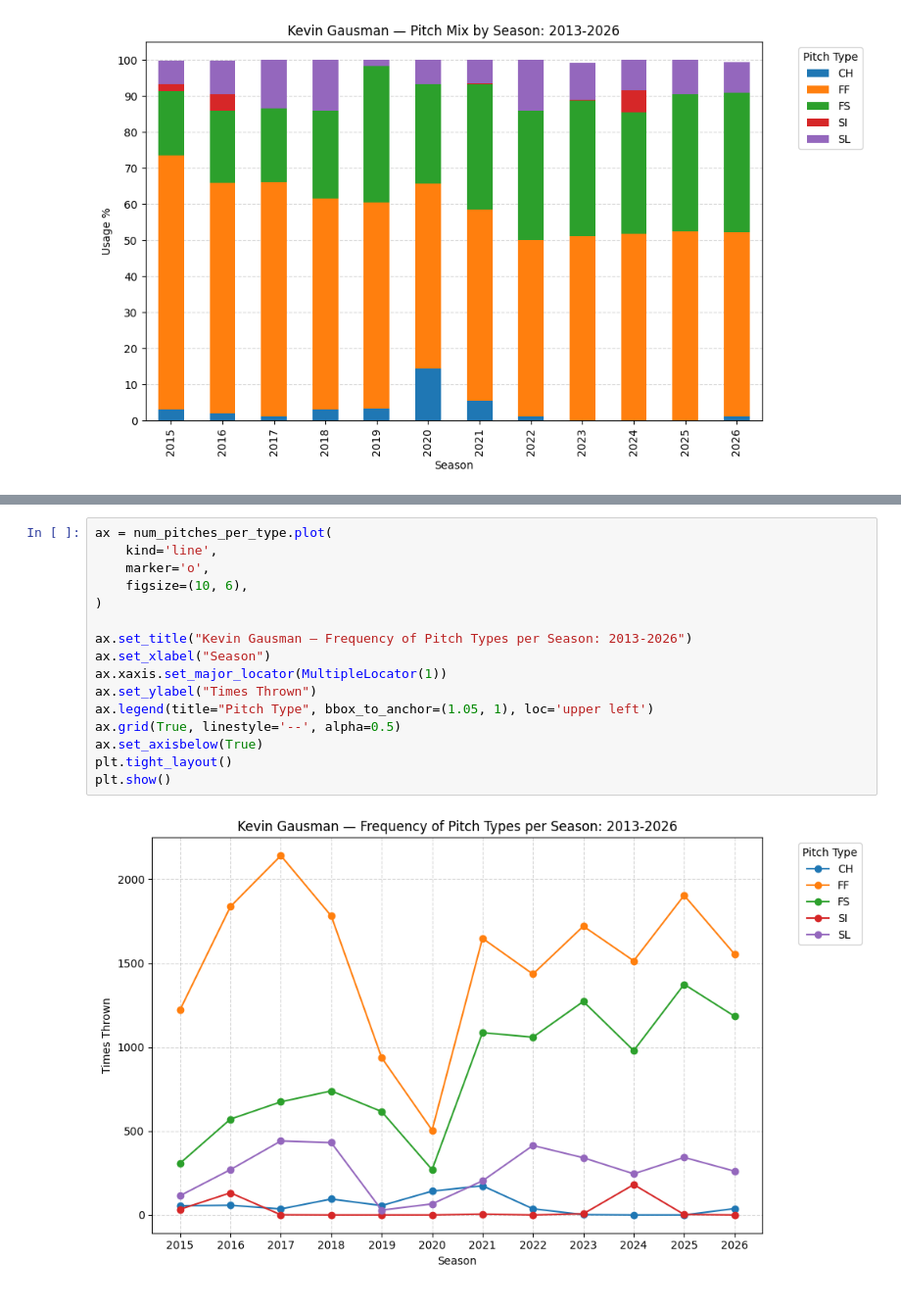
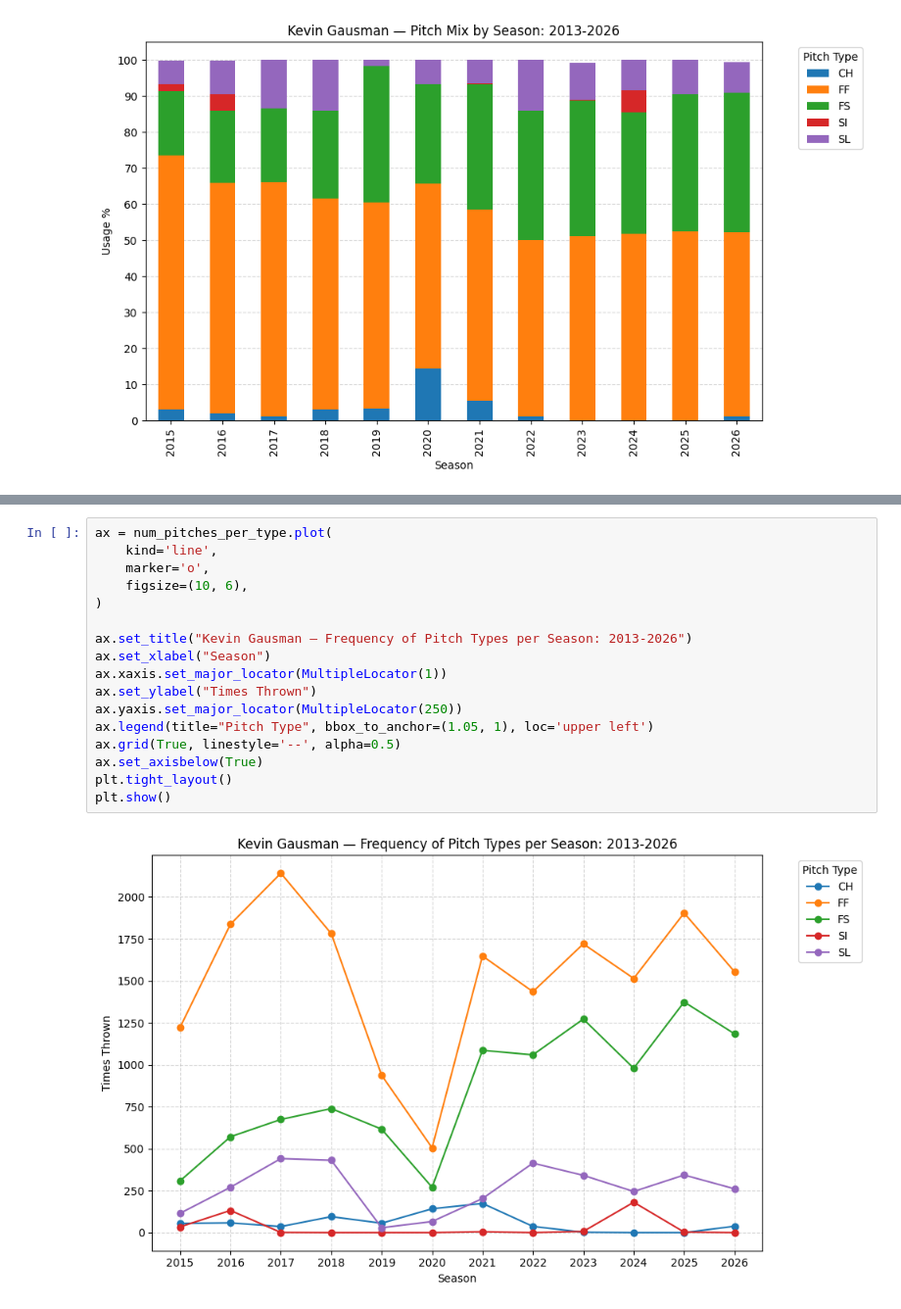
Before and after one commit to mrbuddyoldpal/pitcher-profile, a Jupyter notebook: notebooks/gausman_profile.ipynb, the cells around one changed output, grey strips where cells are left out. Shown at 98% size. Cells and saved outputs as stored; diff of their text form.

```diff
--- a/notebooks/gausman_profile.ipynb
+++ b/notebooks/gausman_profile.ipynb
@@ -208,18 +211,19 @@ plt.show()
 # %%
 ax = num_pitches_per_type.plot(
     kind='line',
     marker='o',
     figsize=(10, 6),
 )
 
 ax.set_title("Kevin Gausman — Frequency of Pitch Types per Season: 2013-2026")
 ax.set_xlabel("Season")
 ax.xaxis.set_major_locator(MultipleLocator(1))
 ax.set_ylabel("Times Thrown")
+ax.yaxis.set_major_locator(MultipleLocator(250))
 ax.legend(title="Pitch Type", bbox_to_anchor=(1.05, 1), loc='upper left')
 ax.grid(True, linestyle='--', alpha=0.5)
 ax.set_axisbelow(True)
 plt.tight_layout()
 plt.show()
 # %% [output]
-[figure, old version]
+[figure, new version]
```
Also changed, not shown: parts of 3 cells of this notebook.
